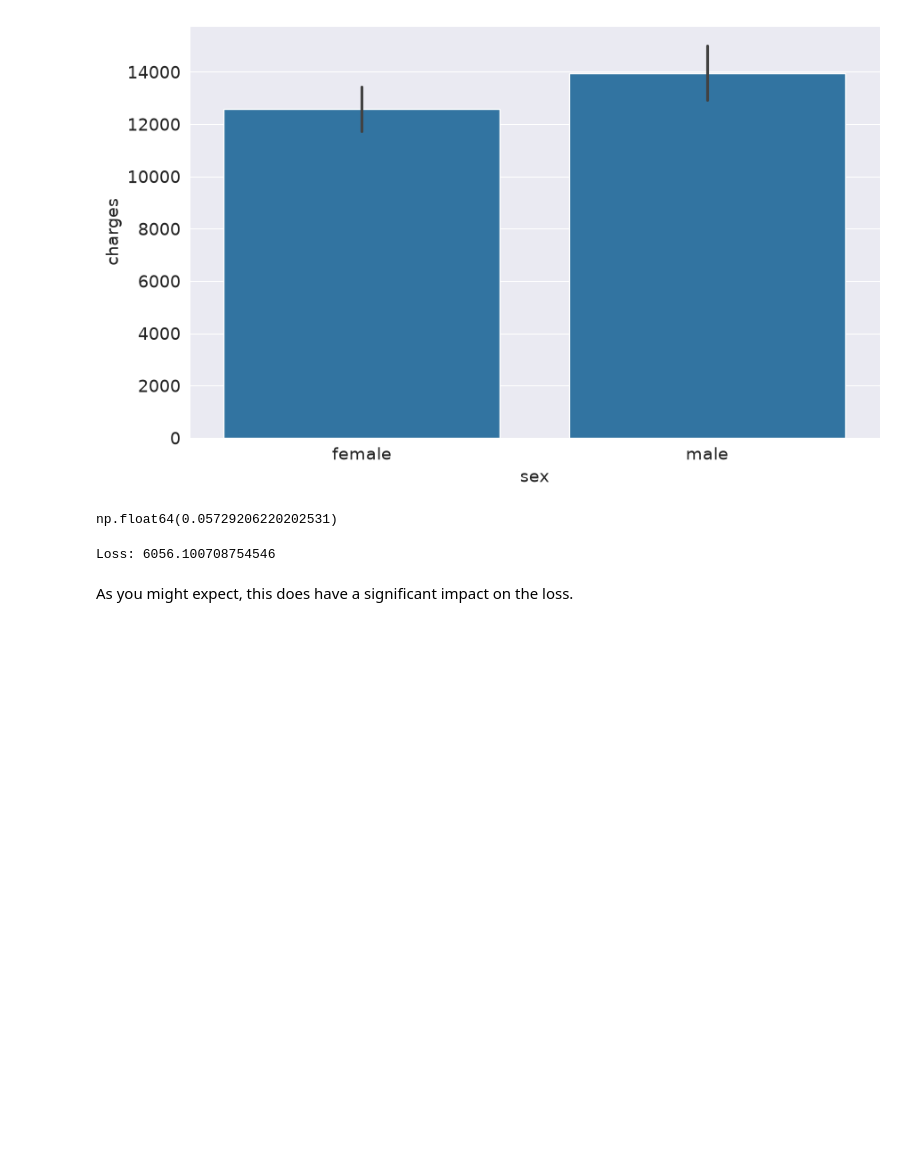
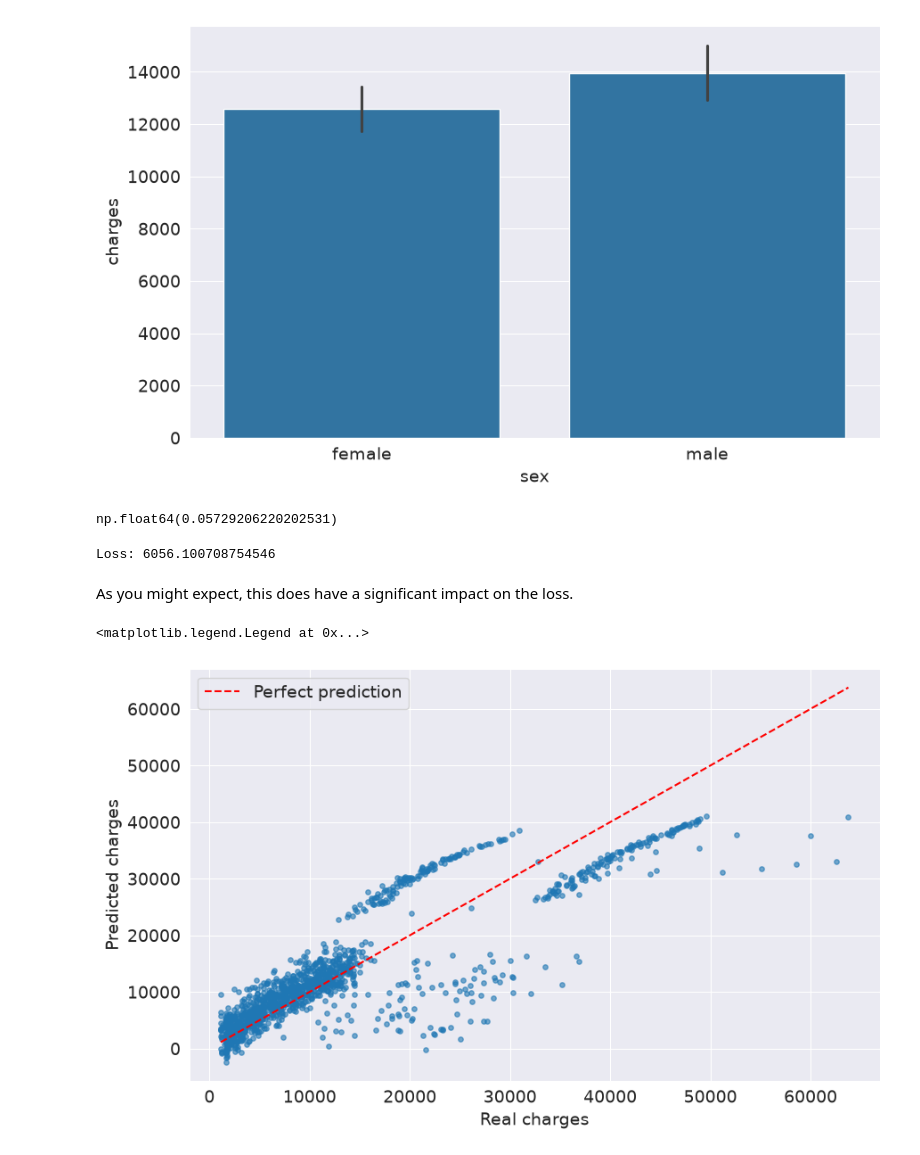
Before and after one commit to ohigginsrodriguez-cloud/Machine-Learning_Course, a Jupyter notebook: Linear-Regression/Medical-Expenses/Model_Multiple_Features.ipynb, the cells around one changed output. Saved outputs shown, nothing was run; the diff lists cells and outputs as text; code cells hidden in the pictures; blank space fills up the shorter version.

```diff
--- a/Linear-Regression/Medical-Expenses/Model_Multiple_Features.ipynb
+++ b/Linear-Regression/Medical-Expenses/Model_Multiple_Features.ipynb
@@ -285,3 +285,13 @@ print('Loss:', loss)
 Loss: 6056.100708754546
 # %% [markdown]
 As you might expect, this does have a significant impact on the loss.
+# %%
+plt.scatter(targets, predictions, s=15, alpha=0.6)
+plt.plot([targets.min(), targets.max()], [targets.min(), targets.max()], 'r--', label='Perfect prediction')
+plt.xlabel('Real charges')
+plt.ylabel('Predicted charges')
+plt.title('Real vs Predicted')
+plt.legend()
+# %% [output]
+<matplotlib.legend.Legend at 0x...>
+[figure, added]
```
Also changed, not shown: parts of 12 cells of this notebook.
